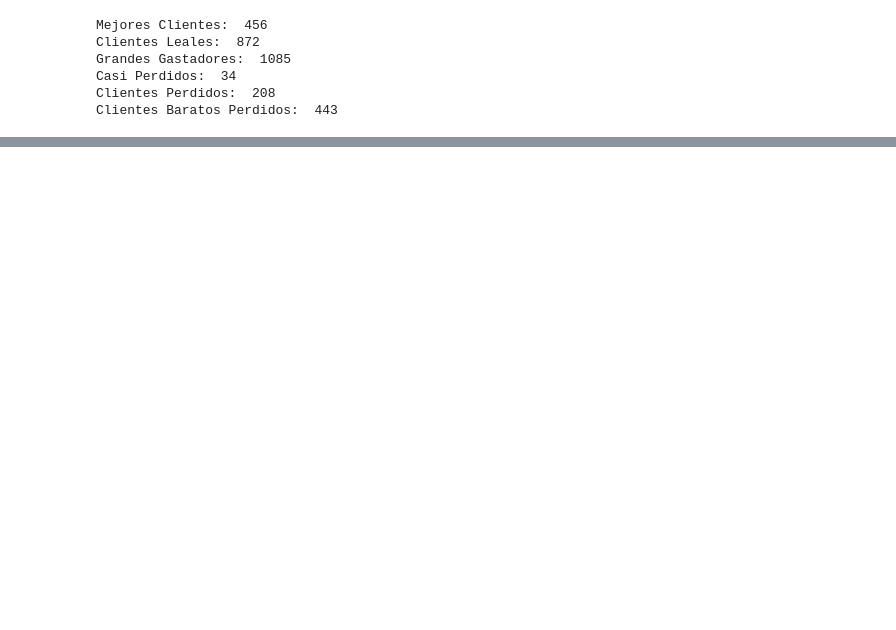
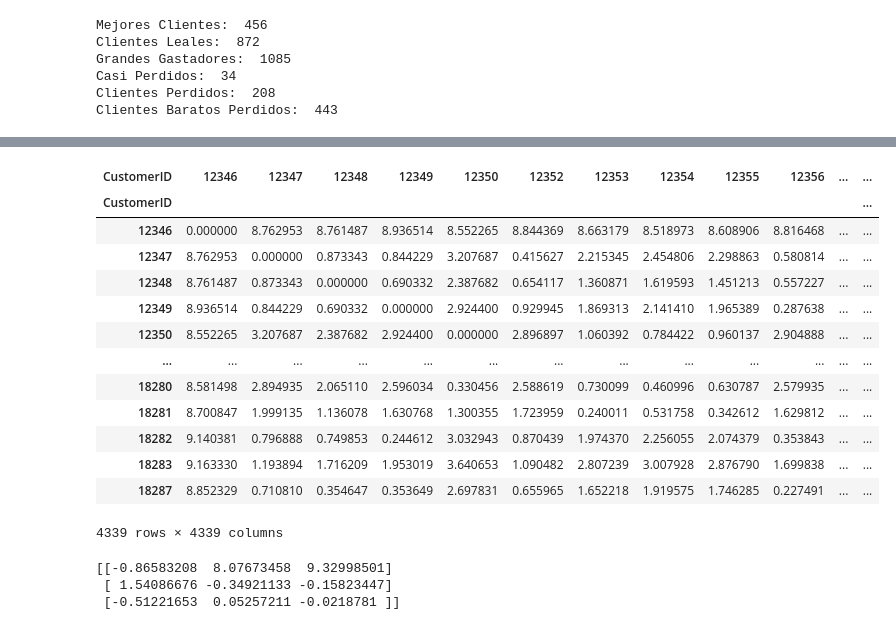
Before and after one commit to cirssax/VisualizacionDatos, a Jupyter notebook: notebooks/P2_EDA.ipynb, the cells around one changed output, grey strips where cells are left out. Cells and saved outputs as stored; diff of their text form; code cells hidden in the pictures; blank space fills up the shorter version.

```diff
--- a/notebooks/P2_EDA.ipynb
+++ b/notebooks/P2_EDA.ipynb
@@ -576,0 +663,4 @@ Clientes Baratos Perdidos:  443
+# %%
+# Se extraen las columnas de interes
+df_clustering = rfm[["Recency", "Frequency", "Monetary"]]
+df_clustering
@@ -576,0 +682,4 @@ Clientes Baratos Perdidos:  443
+# %%
+# Se estandarizan las variables
+df_clustering_std = stats.zscore(df_clustering)
+df_clustering_std.describe().apply(lambda s: s.apply('{0:.5f}'.format))
@@ -576,0 +696,28 @@ Clientes Baratos Perdidos:  443
+# %%
+# Se crea la matriz de distancias para kmeans
+pd.DataFrame(distance_matrix(df_clustering_std.values, df_clustering_std.values), index=df_clustering_std.index, columns = df_clustering_std.index)
+# %% [output]
+| CustomerID | 12346 | 12347 | 12348 | 12349 | 12350 | 12352 | 12353 | 12354 | 12355 | 12356 | ... | ... |
+| CustomerID |  |  |  |  |  |  |  |  |  |  |  | ... |
+| 12346 | 0.000000 | 8.762953 | 8.761487 | 8.936514 | 8.552265 | 8.844369 | 8.663179 | 8.518973 | 8.608906 | 8.816468 | ... | ... |
+| 12347 | 8.762953 | 0.000000 | 0.873343 | 0.844229 | 3.207687 | 0.415627 | 2.215345 | 2.454806 | 2.298863 | 0.580814 | ... | ... |
+| 12348 | 8.761487 | 0.873343 | 0.000000 | 0.690332 | 2.387682 | 0.654117 | 1.360871 | 1.619593 | 1.451213 | 0.557227 | ... | ... |
+| 12349 | 8.936514 | 0.844229 | 0.690332 | 0.000000 | 2.924400 | 0.929945 | 1.869313 | 2.141410 | 1.965389 | 0.287638 | ... | ... |
+| 12350 | 8.552265 | 3.207687 | 2.387682 | 2.924400 | 0.000000 | 2.896897 | 1.060392 | 0.784422 | 0.960137 | 2.904888 | ... | ... |
+| ... | ... | ... | ... | ... | ... | ... | ... | ... | ... | ... | ... | ... |
+| 18280 | 8.581498 | 2.894935 | 2.065110 | 2.596034 | 0.330456 | 2.588619 | 0.730099 | 0.460996 | 0.630787 | 2.579935 | ... | ... |
+| 18281 | 8.700847 | 1.999135 | 1.136078 | 1.630768 | 1.300355 | 1.723959 | 0.240011 | 0.531758 | 0.342612 | 1.629812 | ... | ... |
+| 18282 | 9.140381 | 0.796888 | 0.749853 | 0.244612 | 3.032943 | 0.870439 | 1.974370 | 2.256055 | 2.074379 | 0.353843 | ... | ... |
+| 18283 | 9.163330 | 1.193894 | 1.716209 | 1.953019 | 3.640653 | 1.090482 | 2.807239 | 3.007928 | 2.876790 | 1.699838 | ... | ... |
+| 18287 | 8.852329 | 0.710810 | 0.354647 | 0.353649 | 2.697831 | 0.655965 | 1.652218 | 1.919575 | 1.746285 | 0.227491 | ... | ... |
+4339 rows × 4339 columns
+# %%
+# Se crea la instancia de kmeans para 3 cluster
+kmeans = KMeans(n_clusters=3, random_state=0).fit(df_clustering_std)
+# Se muestran los centroides de cada cluster
+cetroides = kmeans.cluster_centers_
+print(cetroides)
+# %% [output]
+[[-0.86583208  8.07673458  9.32998501]
+ [ 1.54086676 -0.34921133 -0.15823447]
+ [-0.51221653  0.05257211 -0.0218781 ]]
```
Also changed, not shown: parts of 25 cells of this notebook.
